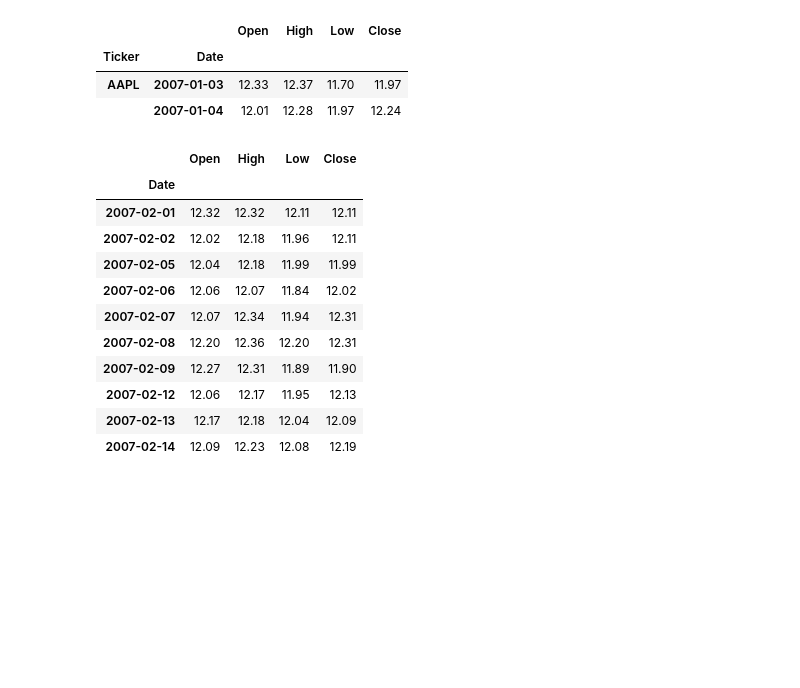
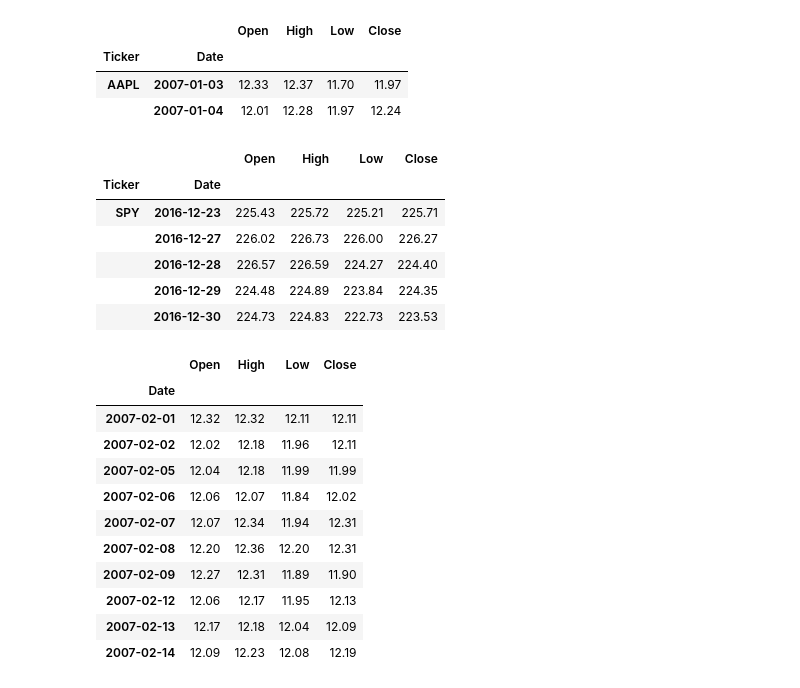
Before and after one commit to minimalgeek/DeepLearning, a Jupyter notebook: Stock/notebooks/00_sandbox.ipynb, the cells around one changed output. Drawn from its saved outputs; the diff is of its cells as text; code cells hidden in the pictures; blank space fills up the shorter version.

```diff
--- a/Stock/notebooks/00_sandbox.ipynb
+++ b/Stock/notebooks/00_sandbox.ipynb
@@ -41,6 +41,16 @@ all_data.head(2)
 | Ticker | Date |  |  |  |  |
 | AAPL | 2007-01-03 | 12.33 | 12.37 | 11.70 | 11.97 |
 |  | 2007-01-04 | 12.01 | 12.28 | 11.97 | 12.24 |
+# %%
+all_data.tail(5)
+# %% [output]
+|  |  | Open | High | Low | Close |
+| Ticker | Date |  |  |  |  |
+| SPY | 2016-12-23 | 225.43 | 225.72 | 225.21 | 225.71 |
+|  | 2016-12-27 | 226.02 | 226.73 | 226.00 | 226.27 |
+|  | 2016-12-28 | 226.57 | 226.59 | 224.27 | 224.40 |
+|  | 2016-12-29 | 224.48 | 224.89 | 223.84 | 224.35 |
+|  | 2016-12-30 | 224.73 | 224.83 | 222.73 | 223.53 |
 # %%
 all_data.loc['AAPL'].iloc[20:30]
 # %% [output]
```
Also changed, not shown: parts of 2 cells of this notebook, 16 other files.
